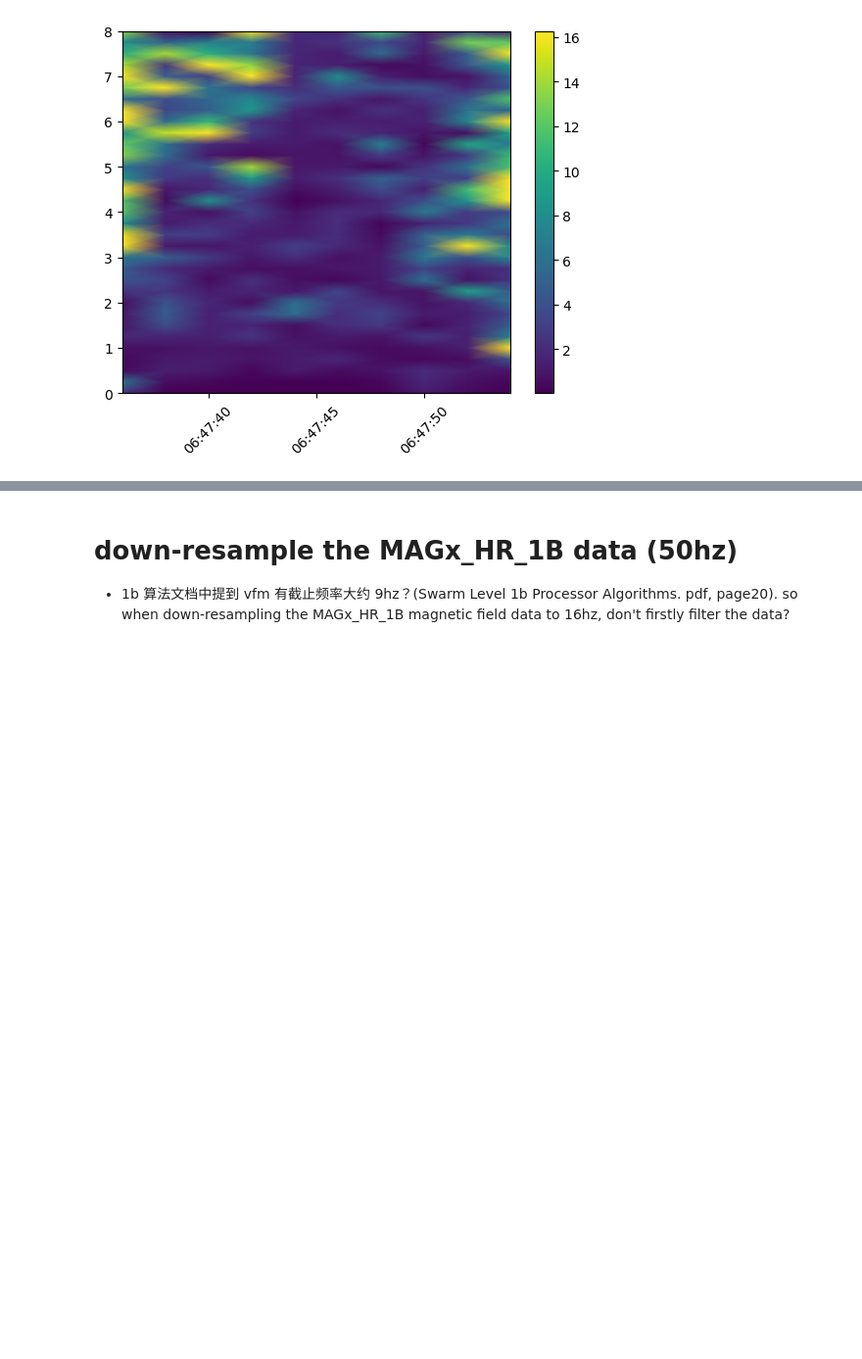
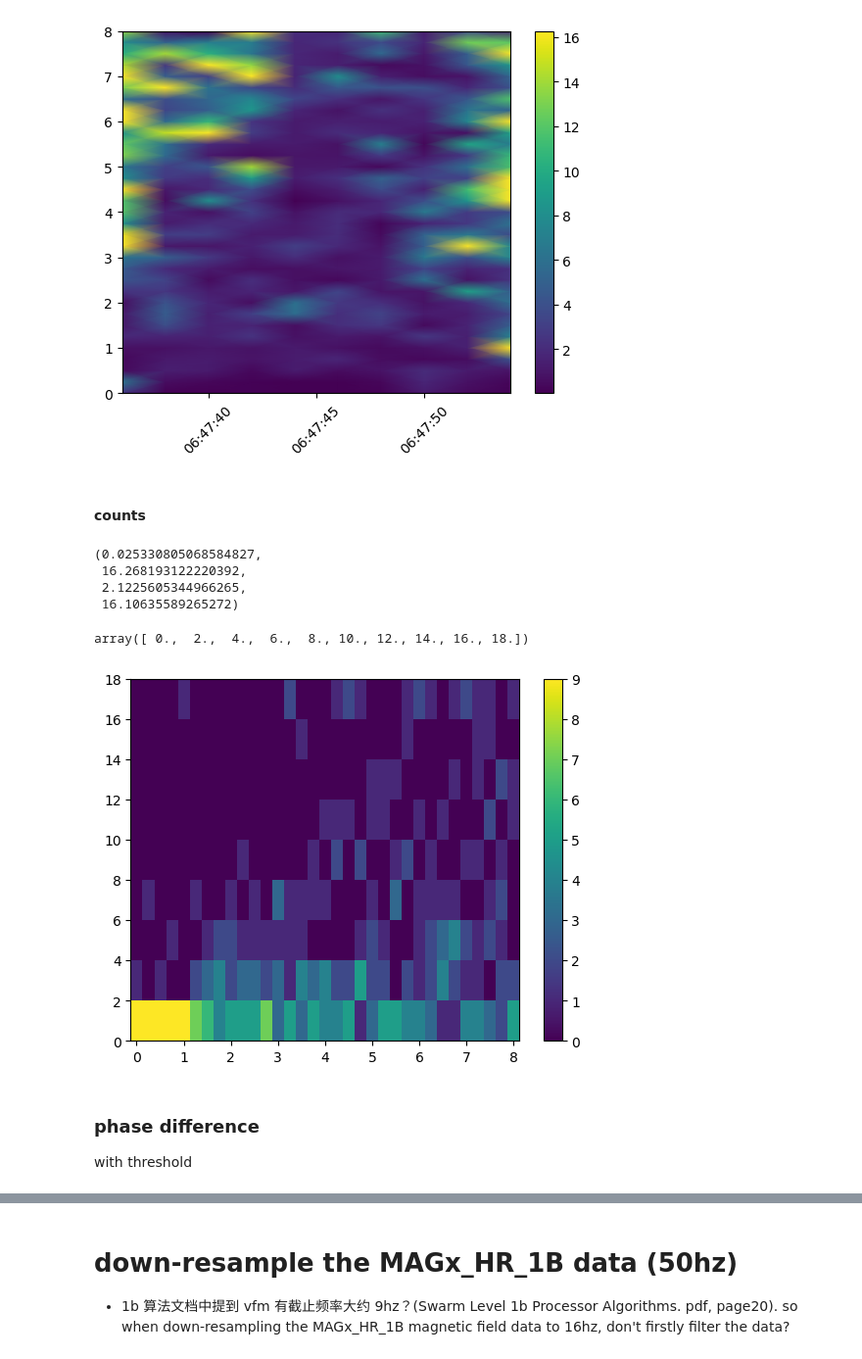
Before and after one commit to cleo24621/pyaw, a Jupyter notebook: miles2018/miles2018.ipynb, the cells around one changed output, grey strips where cells are left out. Shown at 98% size. Saved outputs shown, nothing was run; the diff lists cells and outputs as text; code cells hidden in the pictures; blank space fills up the shorter version.

```diff
--- a/miles2018/miles2018.ipynb
+++ b/miles2018/miles2018.ipynb
@@ -440,13 +255,15 @@ short-time Fourier transform
 # %%
 from scipy.signal import stft
 
+# stft (spectral) basic parameters
 window='hann'
-window_seconds=4  # second
-nperseg_e = int(window_seconds * fs_e)  # 每个窗的采样点数
+stft_window_seconds=4  # second
+nperseg_e = int(stft_window_seconds * fs_e)  # 每个窗的采样点数
 noverlap_e = nperseg_e // 2  # 50%重叠
-nperseg_b = int(window_seconds * fs_b)
+nperseg_b = int(stft_window_seconds * fs_b)
 noverlap_b = nperseg_b // 2
 
+# get stft
 f_e, t_e, Zxx_e = stft(analytical_Ehn_disturb, fs_e, window=window, nperseg=nperseg_e, noverlap=noverlap_e,scaling='psd')
 f_b, t_b, Zxx_b = stft(analytical_be_disturb, fs_b, window=window, nperseg=nperseg_b, noverlap=noverlap_b,scaling='psd')
 # %%
@@ -623,7 +413,7 @@ np.max(auroral_e_b_ratio),np.min(auroral_e_b_ratio),np.percentile(auroral_e_b_ra
 # %%
 threshold = np.percentile(auroral_e_b_ratio,95)
 set_value = threshold
-modified_auroral_e_b_ratio = threshold_and_set(auroral_e_b_ratio.copy(), threshold, set_value)
+modified_auroral_e_b_ratio = utils.threshold_and_set(auroral_e_b_ratio.copy(), threshold, set_value)
 # %%
 plt.pcolormesh(auroral_t_e_dt64, f_e, modified_auroral_e_b_ratio, shading='gouraud')
 plt.colorbar()
@@ -636,0 +424,9 @@ plt.show()
+# %% [markdown]
+#### counts
+# %%
+np.min(modified_auroral_e_b_ratio),np.max(modified_auroral_e_b_ratio),np.percentile(modified_auroral_e_b_ratio,50),np.percentile(modified_auroral_e_b_ratio,95)
+# %% [output]
+(0.025330805068584827,
+ 16.268193122220392,
+ 2.1225605344966265,
+ 16.10635589265272)
@@ -636,0 +436,21 @@ plt.show()
+# %%
+auroral_ratio_bins = np.arange(0,np.max(modified_auroral_e_b_ratio)+2,2)
+auroral_ratio_bins
+# %% [output]
+array([ 0.,  2.,  4.,  6.,  8., 10., 12., 14., 16., 18.])
+# %%
+auroral_ratio_hist_counts = utils.get_ratio_hist_counts(f_e,modified_auroral_e_b_ratio,auroral_ratio_bins)
+
+# hist_counts = np.zeros((len(f_e),len(auroral_ratio_bins)-1))
+# for i,_ in enumerate(f_e):
+#     hist_counts[i],_ = np.histogram(modified_auroral_e_b_ratio[i],bins=auroral_ratio_bins)
+# %%
+plt.pcolormesh(f_e,(auroral_ratio_bins[:-1]+auroral_ratio_bins[1:])/2,auroral_ratio_hist_counts.T)
+plt.colorbar()
+plt.show()  # todo:: 一个频率带内的比值的均值
+# %% [output]
+[figure, added]
+# %% [markdown]
+### phase difference
+
+with threshold
```
Also changed, not shown: parts of 99 cells of this notebook, 7 other files.
